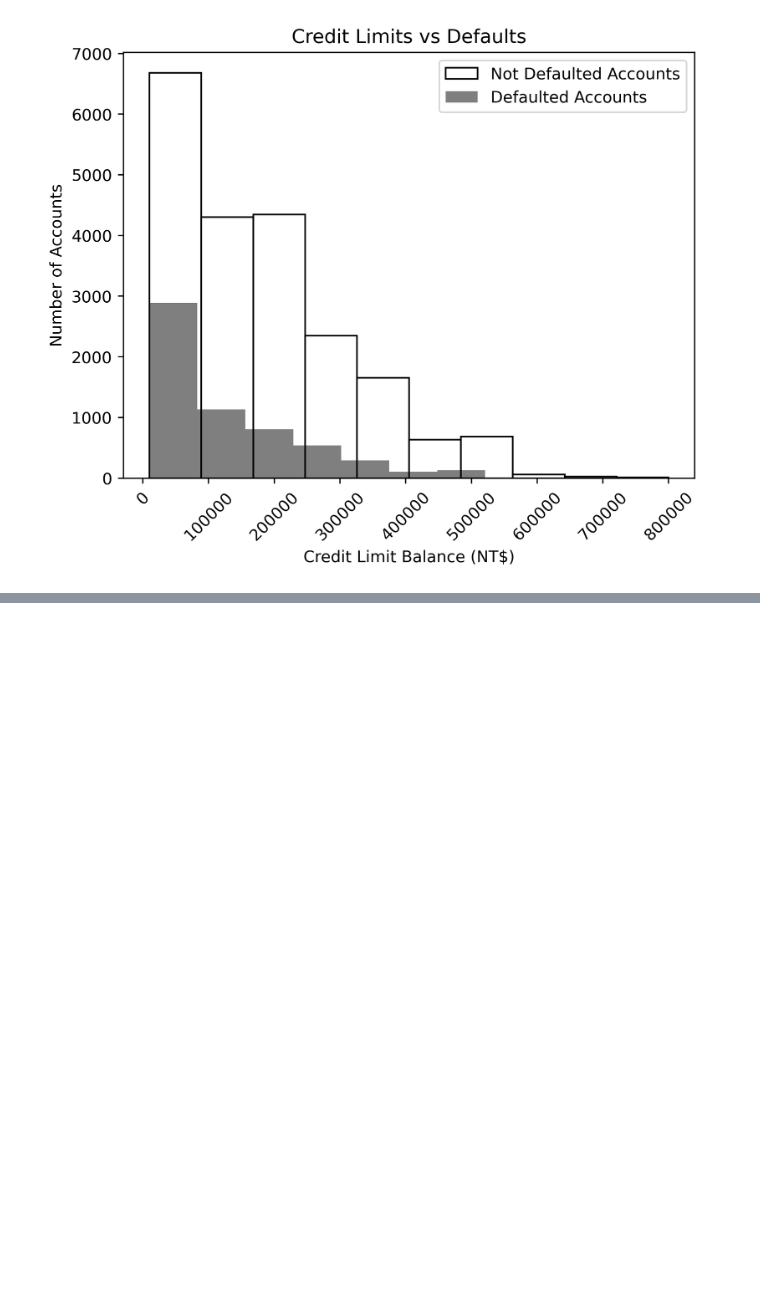
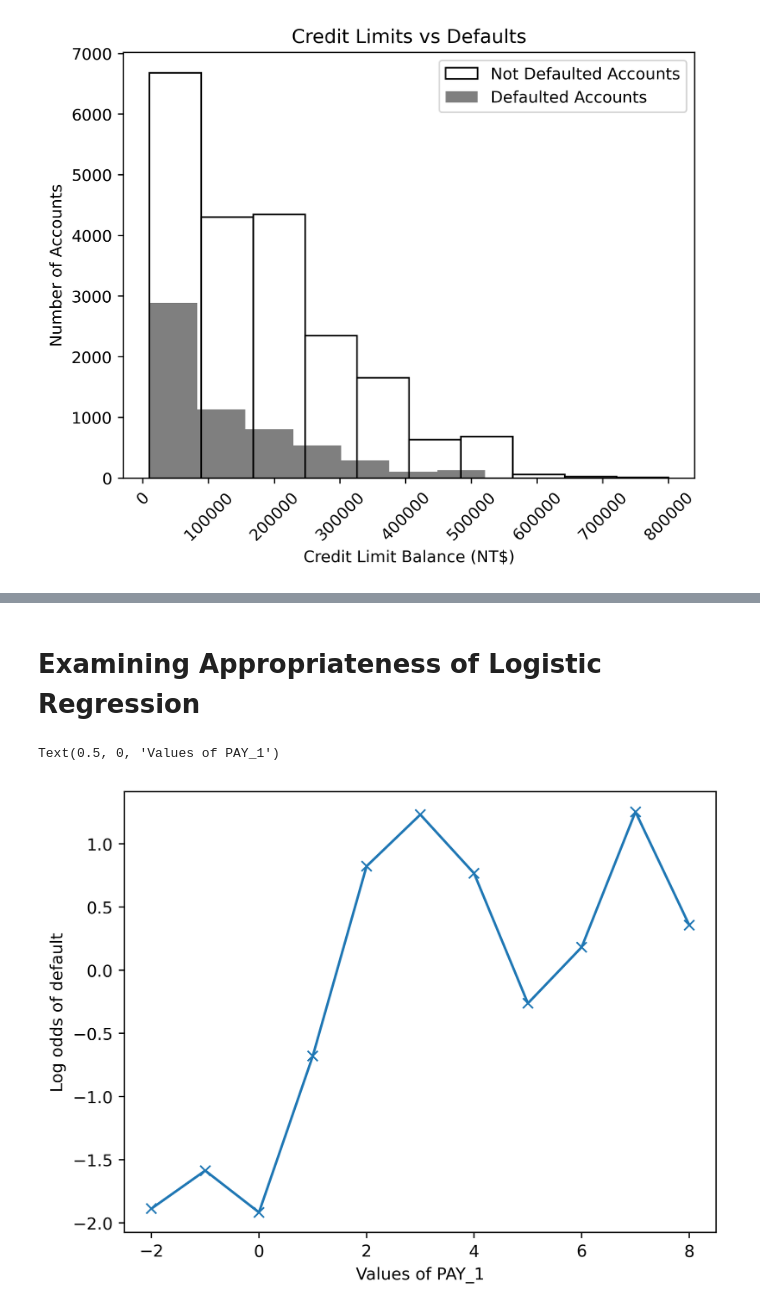
Before and after one commit to kcao22/credit_card_defaults, a Jupyter notebook: JupyterNotebooks/feature_exploration_ml.ipynb, the cells around one changed output, grey strips where cells are left out. Drawn from its saved outputs; the diff is of its cells as text; code cells hidden in the pictures; blank space fills up the shorter version.

```diff
--- a/JupyterNotebooks/feature_exploration_ml.ipynb
+++ b/JupyterNotebooks/feature_exploration_ml.ipynb
@@ -201,0 +240,16 @@ Text(0.5, 1.0, 'Credit Limits vs Defaults')
+# %% [markdown]
+# Examining Appropriateness of Logistic Regression
+# %%
+# In logistic regression, 'p' represents the probability the sample is positive (1), and 'q' represents 1 - p, or the probability that the sample is negative.
+p = group_by_pay_mean_y
+q = 1 - p
+odds_ratio = p / q
+log_odds = np.log(odds_ratio)
+plt.plot(group_by_pay_mean_y.index, log_odds, '-x')
+plt.ylabel('Log odds of default')
+plt.xlabel('Values of PAY_1')
+# From the plot below, there is a linear trend as the value of PAY_1 progresses sequentially. This means that the data may be appropriate for logistic regression.
+# Perhaps some data transformations or even a different means of encoding -2, -1, and 0 would help with modeling.
+# %% [output]
+Text(0.5, 0, 'Values of PAY_1')
+[figure, added]
```
Also changed, not shown: parts of 38 cells of this notebook, 1 other file.
